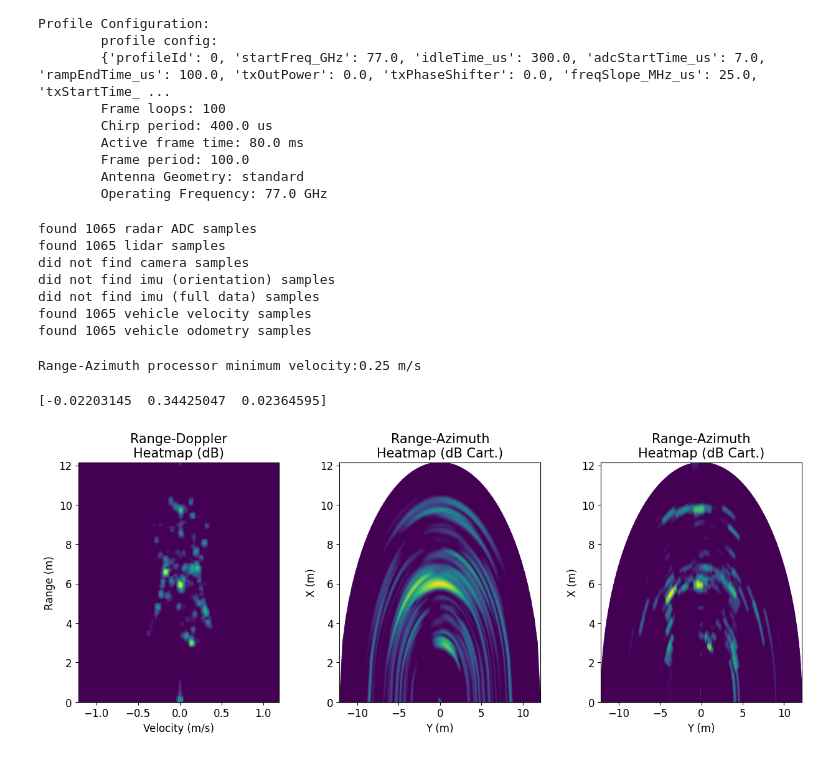
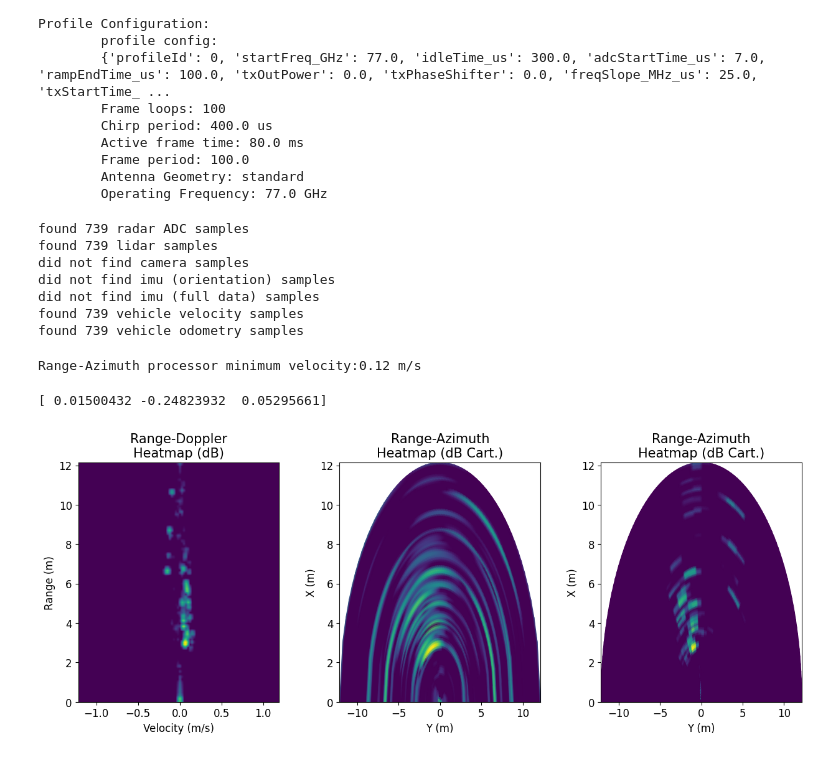
Before and after one commit to davidmhunt/mmwave_radar_processing, a Jupyter notebook: notebooks/doppler_beam_sharpening.ipynb, the cells around one changed output. Saved outputs shown, nothing was run; the diff lists cells and outputs as text; code cells hidden in the pictures.

```diff
--- a/notebooks/doppler_beam_sharpening.ipynb
+++ b/notebooks/doppler_beam_sharpening.ipynb
@@ -46,7 +46,7 @@ Profile Configuration:
         Antenna Geometry: standard
         Operating Frequency: 77.0 GHz
 # %%
-dataset_name = "hermes_north_vicon_1"#"hermes_hudson_driveway","hermes_cpsl"
+dataset_name = "hermes_hudson_driveway"#"hermes_hudson_driveway","hermes_cpsl"
 dataset_path = os.path.join(DATASET_PATH,dataset_name)
 dataset = CpslDS(
     dataset_path=dataset_path,
@@ -59,13 +59,13 @@ dataset = CpslDS(
     vehicle_odom_folder="vehicle_odom"
 )
 # %% [output]
-found 1065 radar ADC samples
-found 1065 lidar samples
+found 739 radar ADC samples
+found 739 lidar samples
 did not find camera samples
 did not find imu (orientation) samples
 did not find imu (full data) samples
-found 1065 vehicle velocity samples
-found 1065 vehicle odometry samples
+found 739 vehicle velocity samples
+found 739 vehicle odometry samples
 # %%
 #load the plotter
 plotter = PlotterMmWaveData(config_manager=cfg_manager)
@@ -81,9 +81,9 @@ range_az_processor_dbs_enhanced = RangeAngleProcessorDBSEnhanced(
     config_manager=cfg_manager,
     num_angle_bins_range_angle_response=64,
     num_angle_bins_dbs_enhanced_response=100,
-    min_vel_dbs=cfg_manager.vel_res_m_s * 10
+    min_x_y_vel_dbs=cfg_manager.vel_res_m_s * 5
 )
-print("Range-Azimuth processor minimum velocity:{} m/s".format(range_az_processor_dbs_enhanced.min_vel_dbs))
+print("Range-Azimuth processor minimum velocity:{:.2f} m/s".format(range_az_processor_dbs_enhanced.min_vel_dbs))
 
 #initialize the range doppler processor
 range_doppler_processor = RangeDopplerProcessor(
@@ -93,10 +93,10 @@ range_doppler_processor = RangeDopplerProcessor(
 #load the ADC data reformatter
 virtual_array_reformatter = VirtualArrayReformatter(config_manager=cfg_manager)
 # %% [output]
-Range-Azimuth processor minimum velocity:0.25 m/s
+Range-Azimuth processor minimum velocity:0.12 m/s
 # %%
 #for getting access to the adc cube
-idx=194#194
+idx=156#194
 
 #get velocity data
 #get vel_data
@@ -123,32 +123,32 @@ rng_dop_resp = range_doppler_processor.process(adc_cube=adc_cube,rx_idx=0)
 
 #for generating a compilation of plots
 fig,axs=plt.subplots(1,3, figsize=(15,5))
 fig.subplots_adjust(wspace=0.3,hspace=0.30)
 
 plotter.min_threshold_dB = 30
 plotter.plot_range_doppler_resp(
     resp=rng_dop_resp,
     range_doppler_processor=range_doppler_processor,
     convert_to_dB=True,
     ax=axs[0],
     show=False
 )
 
 plotter.plot_range_az_resp_cart(
     resp=rng_az_resp,
     range_azimuth_processor=range_az_processor,
     convert_to_dB=True,
     ax=axs[1],
     show=False
 )
 
 plotter.plot_range_az_resp_cart(
     resp=rng_az_resp_dbs_enhanced,
     range_azimuth_processor=range_az_processor_dbs_enhanced,
     convert_to_dB=True,
     ax=axs[2],
     show=False
 )
 # %% [output]
-[-0.02203145  0.34425047  0.02364595]
+[ 0.01500432 -0.24823932  0.05295661]
-[figure, old version]
+[figure, new version]
```
Also changed, not shown: 14 other files.
